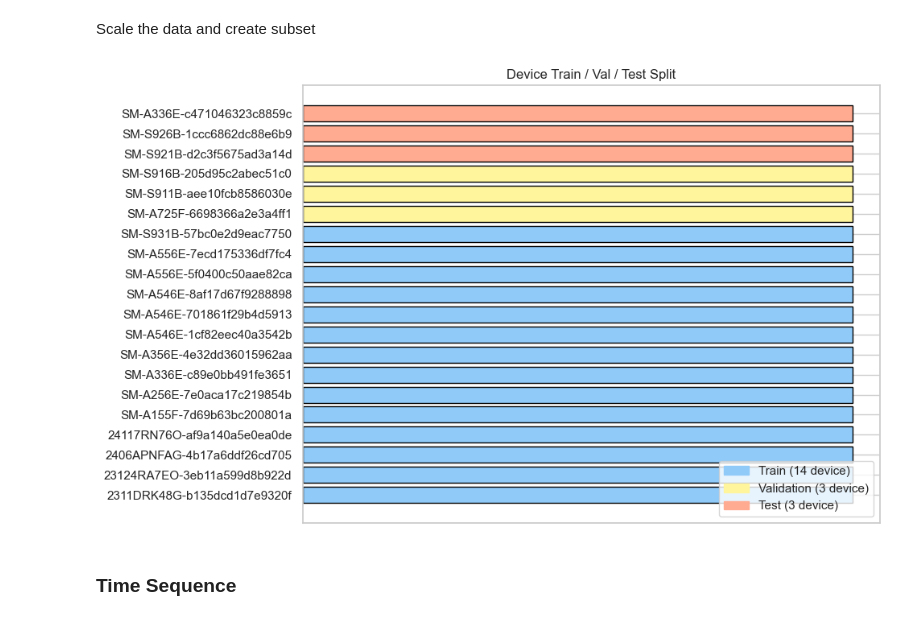
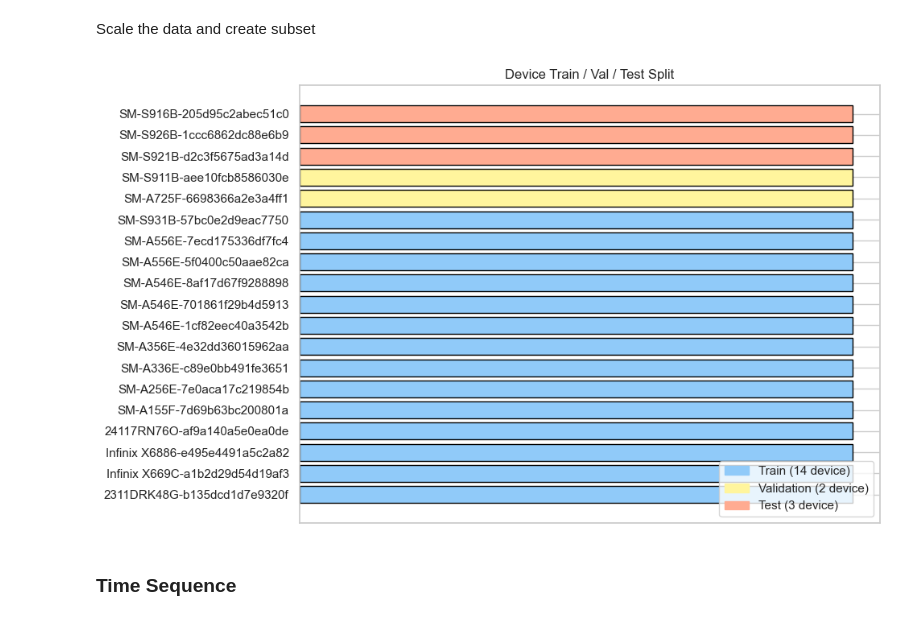
Before and after one commit to fadeldnswr/smartphone-battery-be, a Jupyter notebook: notebooks/main.ipynb, the cells around one changed output. Saved outputs shown, nothing was run; the diff lists cells and outputs as text; code cells hidden in the pictures.

```diff
--- a/notebooks/main.ipynb
+++ b/notebooks/main.ipynb
@@ -345,6 +334,3 @@ os.environ["PYTHONHASHSEED"] = str(SEED)
 random.seed(SEED)
 np.random.seed(SEED)
 tf.random.set_seed(SEED)
-# %%
-df = df[~df["device_id"].isin(infinix_devices)].copy()
-print("Remaining devices:", df["device_id"].nunique())
@@ -752,8 +751,8 @@ from matplotlib.patches import Patch
 
 train_ids = [
     '2311DRK48G-b135dcd1d7e9320f',
-    '23124RA7EO-3eb11a599d8b922d',
-    '2406APNFAG-4b17a6ddf26cd705',
+    'Infinix X669C-a1b2d29d54d19af3',
+    'Infinix X6886-e495e4491a5c2a82',
     '24117RN76O-af9a140a5e0ea0de',
     'SM-A155F-7d69b63bc200801a',
     'SM-A256E-7e0aca17c219854b',
@@ -770,13 +769,12 @@ train_ids = [
 val_ids = [
     'SM-A725F-6698366a2e3a4ff1',
     'SM-S911B-aee10fcb8586030e',
-    'SM-S916B-205d95c2abec51c0',
 ]
 
 test_ids = [
     'SM-S921B-d2c3f5675ad3a14d',
     'SM-S926B-1ccc6862dc88e6b9',
-    'SM-A336E-c471046323c8859c',  # <-- ini nabrak dengan train
+    'SM-S916B-205d95c2abec51c0',
 ]
 
 # =========================================================
@@ -841,34 +839,34 @@ color_map = {
     "Unknown": "#E0E0E0"
 }
 colors = [color_map[s] for s in split_label]
 
 # =========================================================
 # 5. Plot bar horizontal
 # =========================================================
 
 plt.figure(figsize=(10, 6))
 
 y_pos = np.arange(len(devices))
 
 plt.barh(y_pos, [1] * len(devices), color=colors, edgecolor="black")
 
 plt.yticks(y_pos, devices)
 plt.xticks([])
 
 plt.title("Device Train / Val / Test Split")
 plt.xlabel("")
 
 legend_patches = [
     Patch(color=color_map["Train"], label=f"Train ({len(train_set)} device)"),
     Patch(color=color_map["Val"],   label=f"Validation ({len(val_set)} device)"),
     Patch(color=color_map["Test"],  label=f"Test ({len(test_set)} device)"),
 ]
 plt.legend(handles=legend_patches, loc="lower right")
 
 plt.tight_layout()
 plt.show()
 # %% [output]
-[figure, old version]
+[figure, new version]
 # %% [markdown]
 ### Time Sequence
 # %% [markdown]
```
Also changed, not shown: parts of 42 cells of this notebook, 28 other files.
